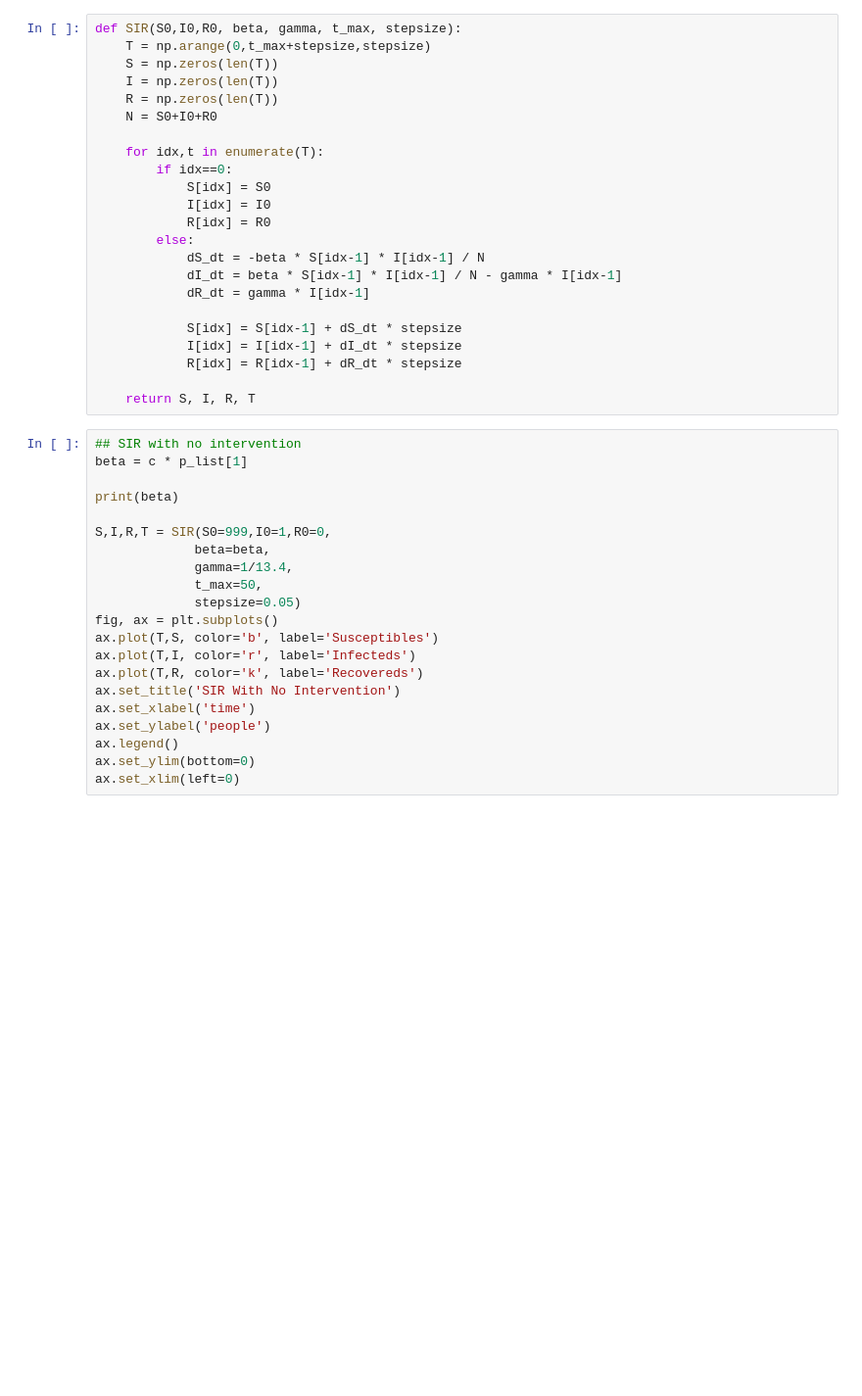
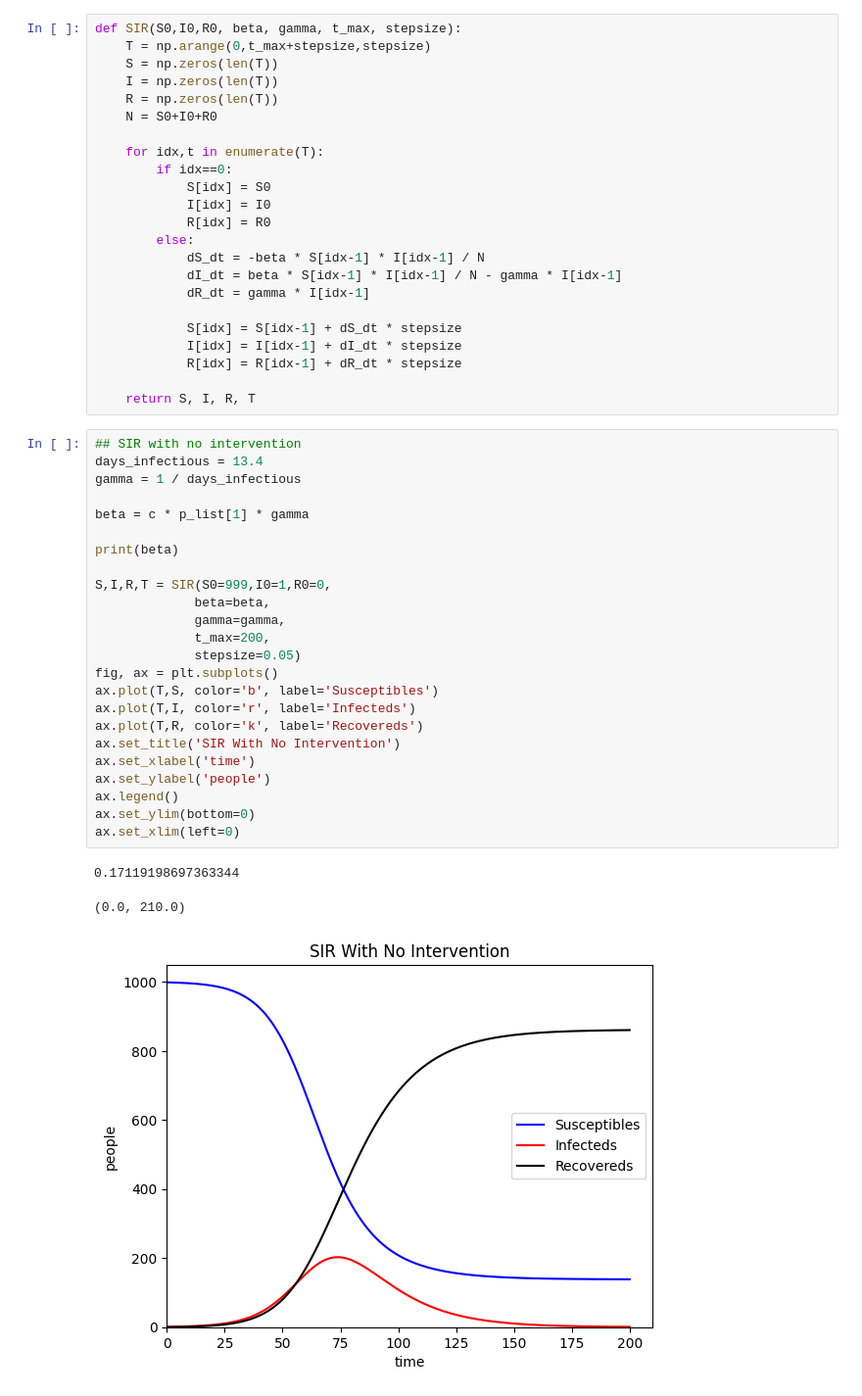
Before and after one commit to doublergreer/viral-superspreading-model, a Jupyter notebook: superspreading_dynamics.ipynb, the cells around one changed output. Shown at 98% size. Drawn from its saved outputs; the diff is of its cells as text; blank space fills up the shorter version.

Commit message:
adjusted beta calculation

```diff
--- a/superspreading_dynamics.ipynb
+++ b/superspreading_dynamics.ipynb
@@ -259,24 +282,31 @@ def SIR(S0,I0,R0, beta, gamma, t_max, stepsize):
     return S, I, R, T
 # %%
 ## SIR with no intervention
-beta = c * p_list[1]
+days_infectious = 13.4
+gamma = 1 / days_infectious
+
+beta = c * p_list[1] * gamma
 
 print(beta)
 
 S,I,R,T = SIR(S0=999,I0=1,R0=0,
              beta=beta,
-             gamma=1/13.4,
-             t_max=50,
+             gamma=gamma,
+             t_max=200,
              stepsize=0.05)
 fig, ax = plt.subplots()
 ax.plot(T,S, color='b', label='Susceptibles')
 ax.plot(T,I, color='r', label='Infecteds')
 ax.plot(T,R, color='k', label='Recovereds')
 ax.set_title('SIR With No Intervention')
 ax.set_xlabel('time')
 ax.set_ylabel('people')
 ax.legend()
 ax.set_ylim(bottom=0)
 ax.set_xlim(left=0)
+# %% [output]
+0.17119198697363344
+(0.0, 210.0)
+[figure, added]
 # %%
 ## SIR with event size intervention (<5 secondary contacts = event size limit of 22)
```
Also changed, not shown: parts of 8 cells of this notebook.
